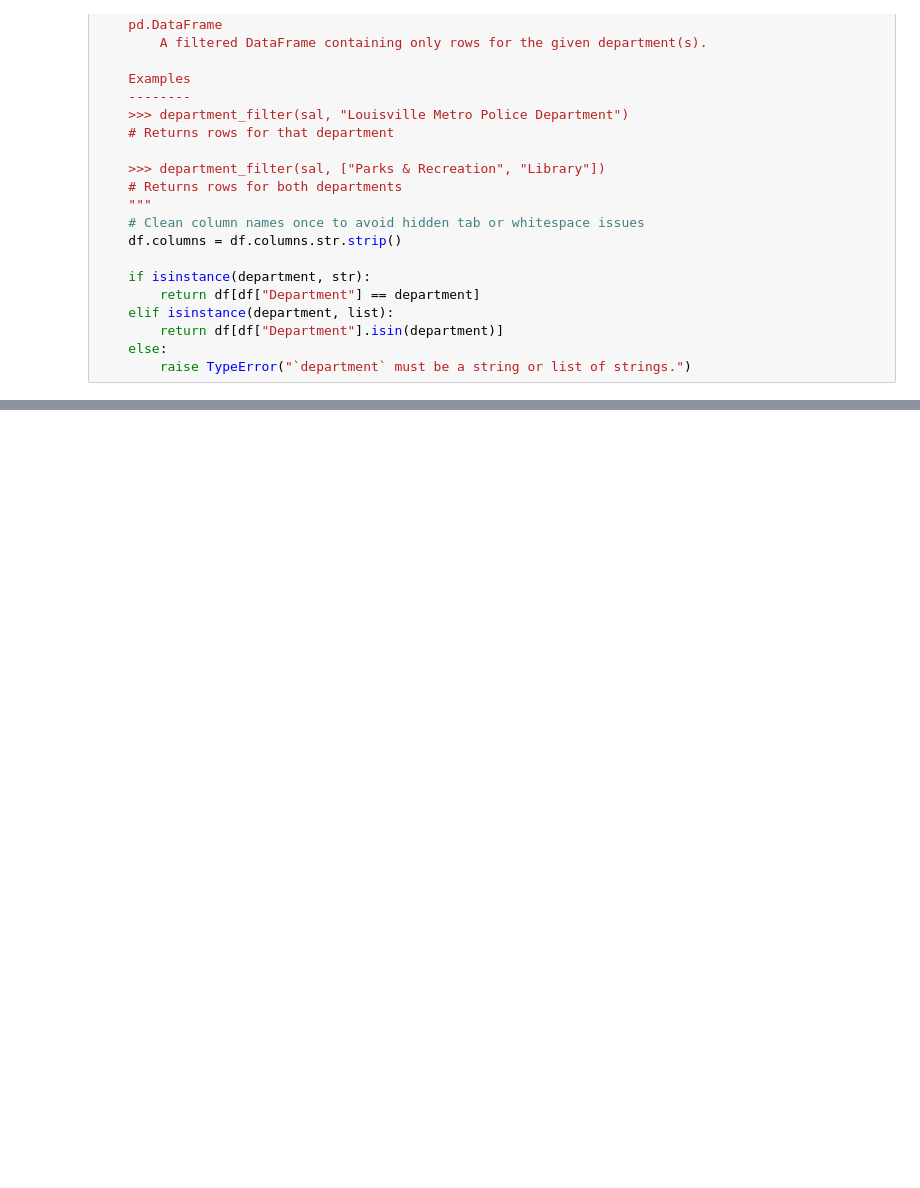
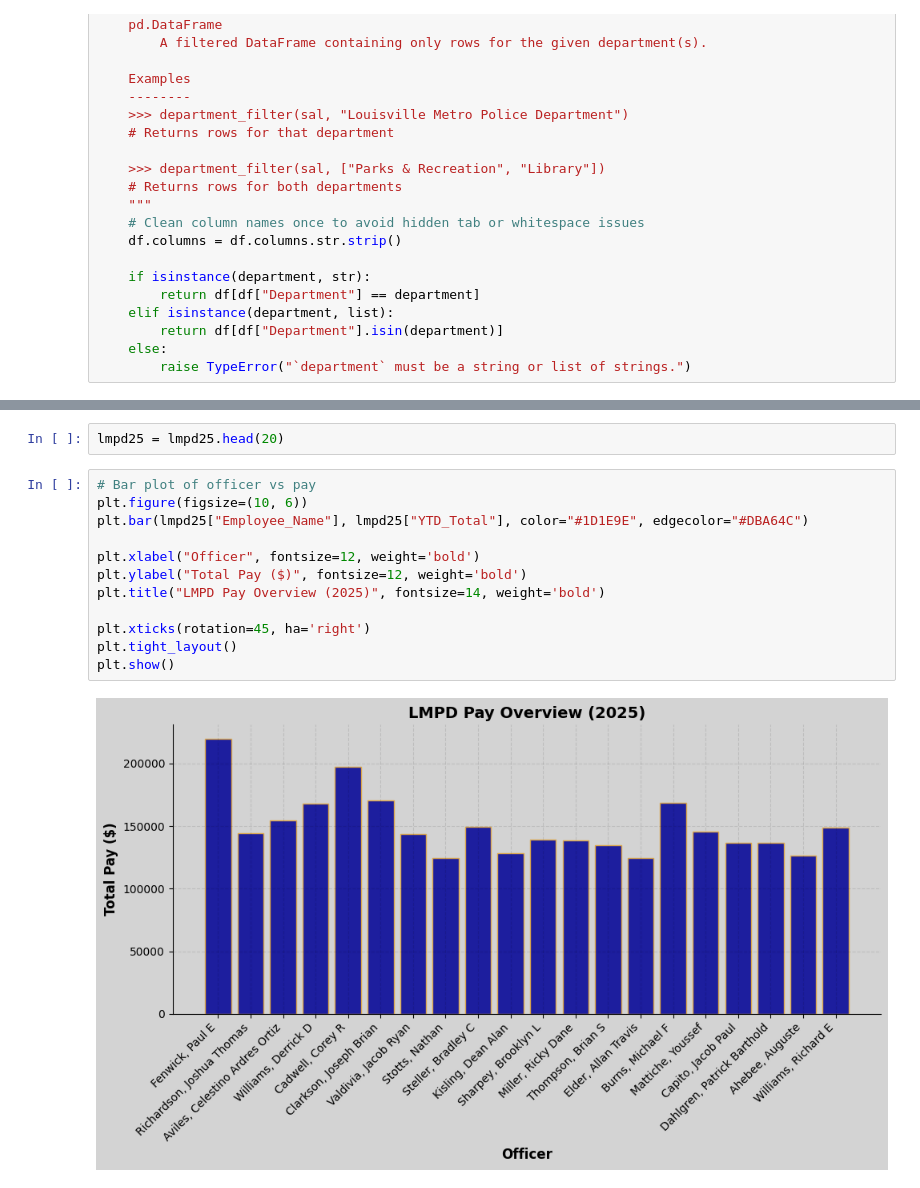
Before and after one commit to dmorton714/Louisville_stats, a Jupyter notebook: SalStudy/sal.ipynb, the cells around one changed output, grey strips where cells are left out. Cells and saved outputs as stored; diff of their text form; blank space fills up the shorter version.

```diff
--- a/SalStudy/sal.ipynb
+++ b/SalStudy/sal.ipynb
@@ -394,0 +478,16 @@ lmpd25.head(20)
+# %%
+lmpd25 = lmpd25.head(20)
+# %%
+# Bar plot of officer vs pay
+plt.figure(figsize=(10, 6))
+plt.bar(lmpd25["Employee_Name"], lmpd25["YTD_Total"], color="#1D1E9E", edgecolor="#DBA64C")
+
+plt.xlabel("Officer", fontsize=12, weight='bold')
+plt.ylabel("Total Pay ($)", fontsize=12, weight='bold')
+plt.title("LMPD Pay Overview (2025)", fontsize=14, weight='bold')
+
+plt.xticks(rotation=45, ha='right')
+plt.tight_layout()
+plt.show()
+# %% [output]
+[figure, added]
```
Also changed, not shown: parts of 9 cells of this notebook, 5 other files.
